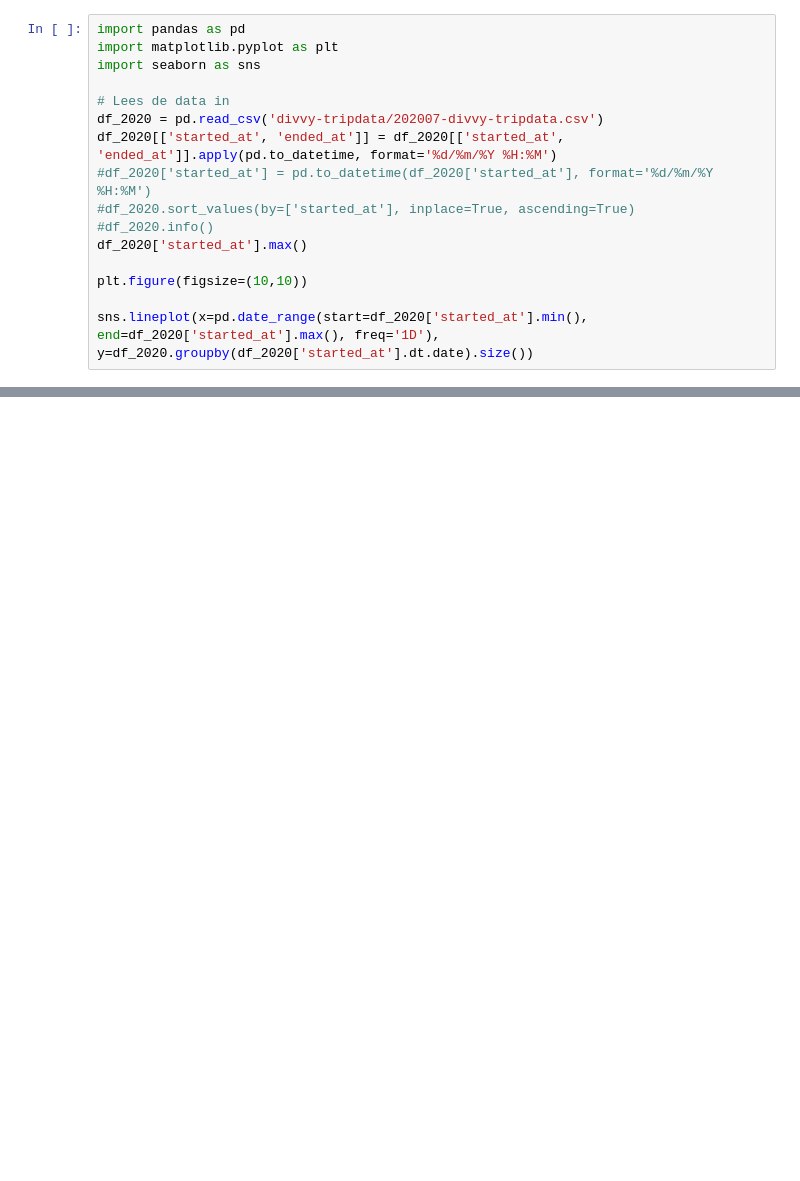
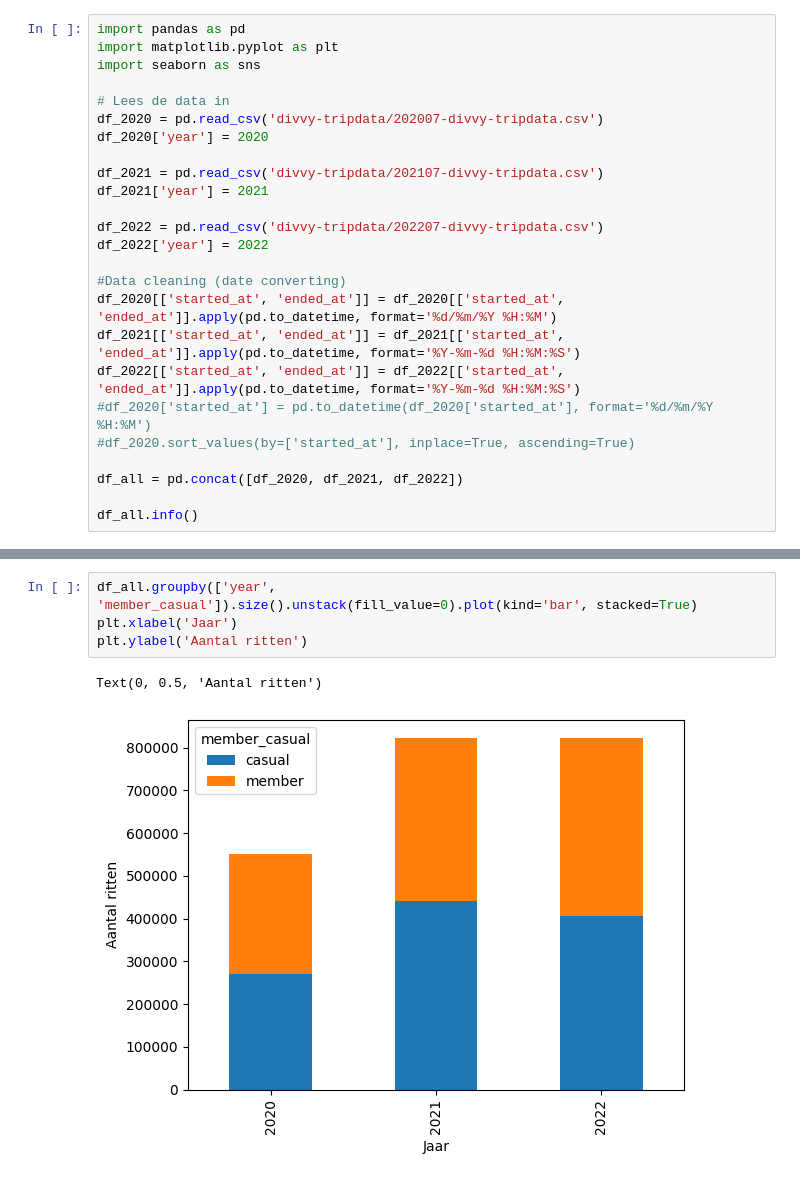
Before and after one commit to thiagovandieten/unspecified-data-analysis-project, a Jupyter notebook: bit-bikes-analyse.ipynb, the cells around one changed output, grey strips where cells are left out. Cells and saved outputs as stored; diff of their text form; blank space fills up the shorter version.

Commit message:
Barchart aantal ritten + catplot top 20 stations

```diff
--- a/bit-bikes-analyse.ipynb
+++ b/bit-bikes-analyse.ipynb
@@ -5,13 +43,22 @@ import seaborn as sns
 
 # Lees de data in
 df_2020 = pd.read_csv('divvy-tripdata/202007-divvy-tripdata.csv')
+df_2020['year'] = 2020
+
+df_2021 = pd.read_csv('divvy-tripdata/202107-divvy-tripdata.csv')
+df_2021['year'] = 2021
+
+df_2022 = pd.read_csv('divvy-tripdata/202207-divvy-tripdata.csv')
+df_2022['year'] = 2022
+
+#Data cleaning (date converting)
 df_2020[['started_at', 'ended_at']] = df_2020[['started_at', 'ended_at']].apply(pd.to_datetime, format='%d/%m/%Y %H:%M')
+df_2021[['started_at', 'ended_at']] = df_2021[['started_at', 'ended_at']].apply(pd.to_datetime, format='%Y-%m-%d %H:%M:%S')
+df_2022[['started_at', 'ended_at']] = df_2022[['started_at', 'ended_at']].apply(pd.to_datetime, format='%Y-%m-%d %H:%M:%S')
 #df_2020['started_at'] = pd.to_datetime(df_2020['started_at'], format='%d/%m/%Y %H:%M')
 #df_2020.sort_values(by=['started_at'], inplace=True, ascending=True)
-#df_2020.info()
-df_2020['started_at'].max()
 
-plt.figure(figsize=(10,10))
+df_all = pd.concat([df_2020, df_2021, df_2022])
 
-sns.lineplot(x=pd.date_range(start=df_2020['started_at'].min(), end=df_2020['started_at'].max(), freq='1D'), y=df_2020.groupby(df_2020['started_at'].dt.date).size())
+df_all.info()
 # %% [output]
@@ -19,0 +86,7 @@ sns.lineplot(x=pd.date_range(start=df_2020['started_at'].min(), end=df_2020['sta
+# %%
+df_all.groupby(['year', 'member_casual']).size().unstack(fill_value=0).plot(kind='bar', stacked=True)
+plt.xlabel('Jaar')
+plt.ylabel('Aantal ritten')
+# %% [output]
+Text(0, 0.5, 'Aantal ritten')
+[figure, added]
```
Also changed, not shown: parts of 8 cells of this notebook.
